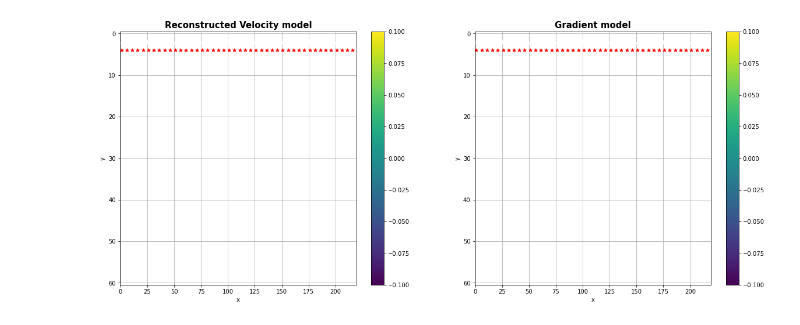
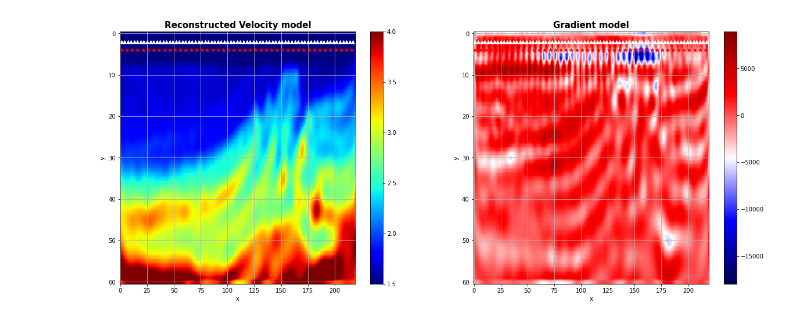
Before and after one commit to izzatum/SimpleFWI, a Jupyter notebook: Example_3.ipynb, the cells around one changed output. Cells and saved outputs as stored; diff of their text form; code cells hidden in the pictures.

```diff
--- a/Example_3.ipynb
+++ b/Example_3.ipynb
@@ -9,19 +12,19 @@ from scipy.sparse import linalg
 from scipy.ndimage import gaussian_filter
 from scipy.io import loadmat
 # %%
-f = loadmat('/Users/izzatum/Desktop/FWI/data/marmousi_50.mat')
+f = loadmat('data/marmousi_50.mat')
 vel = f['vel']
 
 # smooth velocity model
-vel0 = gaussian_filter(vel, sigma=15)
+vel0 = gaussian_filter(vel, sigma=5)
 # %%
 # spatial axes
 dx, dz = 50, 50
-h = np.array([dz, dx])
-n = np.array(vel.shape)
+h = np.array([dz, dx]) # z, x
+n = np.array(vel.shape) # z, x
 
-z = np.arange(0, n[0]*dz, dz)
-x = np.arange(0, n[1]*dx, dx)
+z = np.arange(0, n[0]) * dz
+x = np.arange(0, n[1]) * dx
 
 # frequencies
 f = np.array([1.0, 2.0, 3.0])
@@ -88,7 +109,6 @@ dataMisfit = DataMisfit(Dobs, model)
 regMisfit = RegMisfit(n, alpha=0.5, m0=m0)
 misfitFn = MisfitFunction(dataMisfit, regMisfit)
 # %%
-history, mk, gk = BBiter(misfitFn, m0, tol=1.e-3, maxit=20)
-# history, mk, gk = CGiter(misfitFn, m0, Dobs, Fm, tol=1.e-6, maxit=10)
+history, mk, gk = BBiter(misfitFn, m0, tol=1.e-3, maxit=20, bounds=(0.045, 0.45))
 # %% [output]
 Optimization starts!
@@ -157,28 +144,26 @@ plt.show()
 # %%
 # plot model
 plt.figure(figsize=(20, 8))
 plt.subplot(121)
-plt.imshow(1./np.sqrt(mk).reshape(n))
+plt.imshow(1./np.sqrt(mk).reshape(n), vmin=1.5, vmax=4, cmap='jet')
 plt.plot(xr // h[0], zr // h[1], 'w^')
 plt.plot(xs // h[0], zs // h[1], 'r*')
 plt.xlabel('x')
 plt.ylabel('y')
 plt.title('Reconstructed Velocity model', fontsize=15, fontweight='bold')
 plt.colorbar()
 plt.grid('on', which='both')
 plt.axis('tight')
 
 plt.subplot(122)
-plt.imshow(gk.reshape(n))
+plt.imshow(gk.reshape(n), cmap='seismic')
 plt.plot(xr // h[0], zr // h[1], 'w^')
 plt.plot(xs // h[0], zs // h[1], 'r*')
 plt.xlabel('x')
 plt.ylabel('y')
 plt.title('Gradient model', fontsize=15, fontweight='bold')
 plt.colorbar()
 plt.grid('on', which='both')
-plt.axis('tight')
-
-plt.show()
+plt.axis('tight');
 # %% [output]
-[figure, old version]
+[figure, new version]
```
Also changed, not shown: parts of 15 cells of this notebook, 3 other files.
